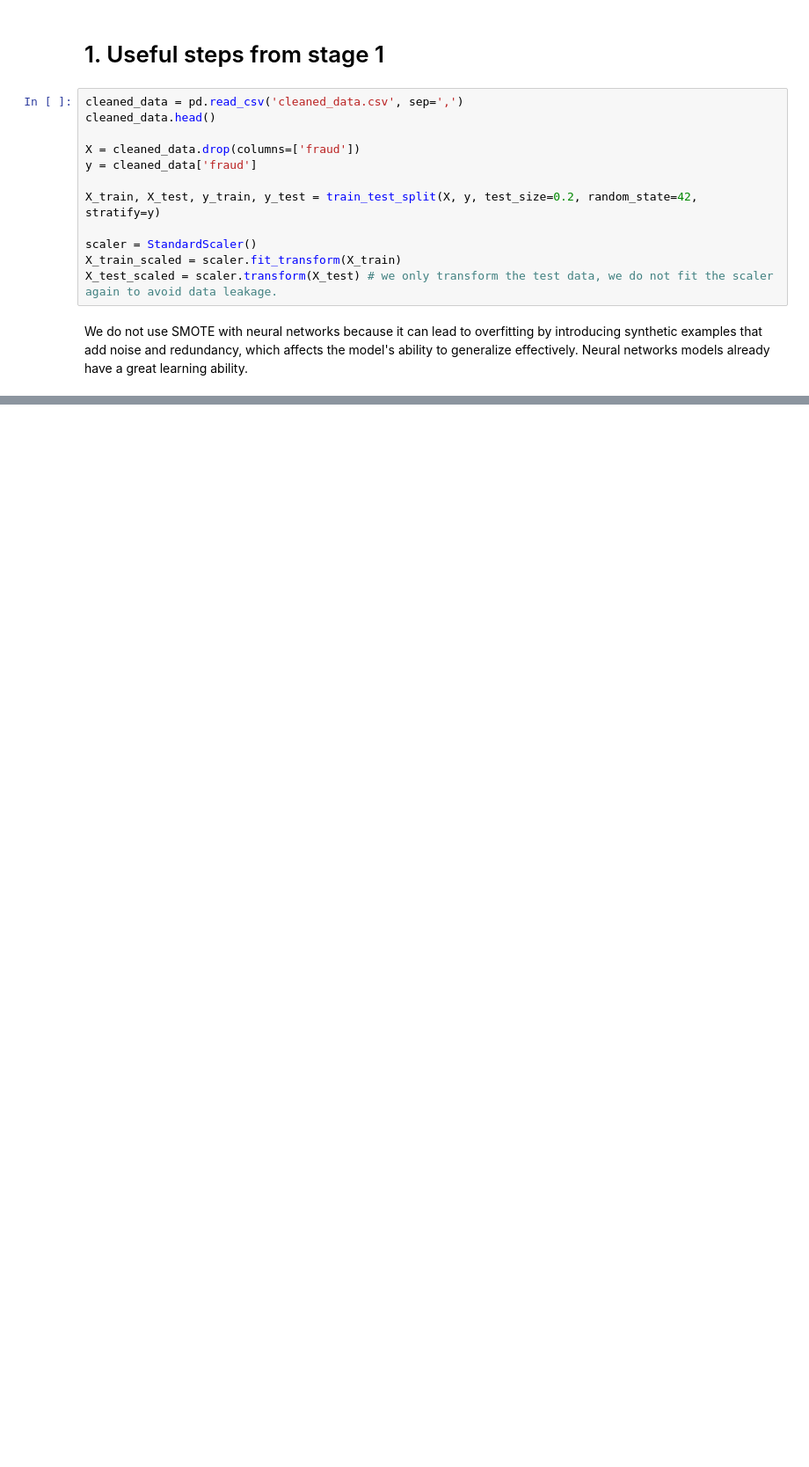
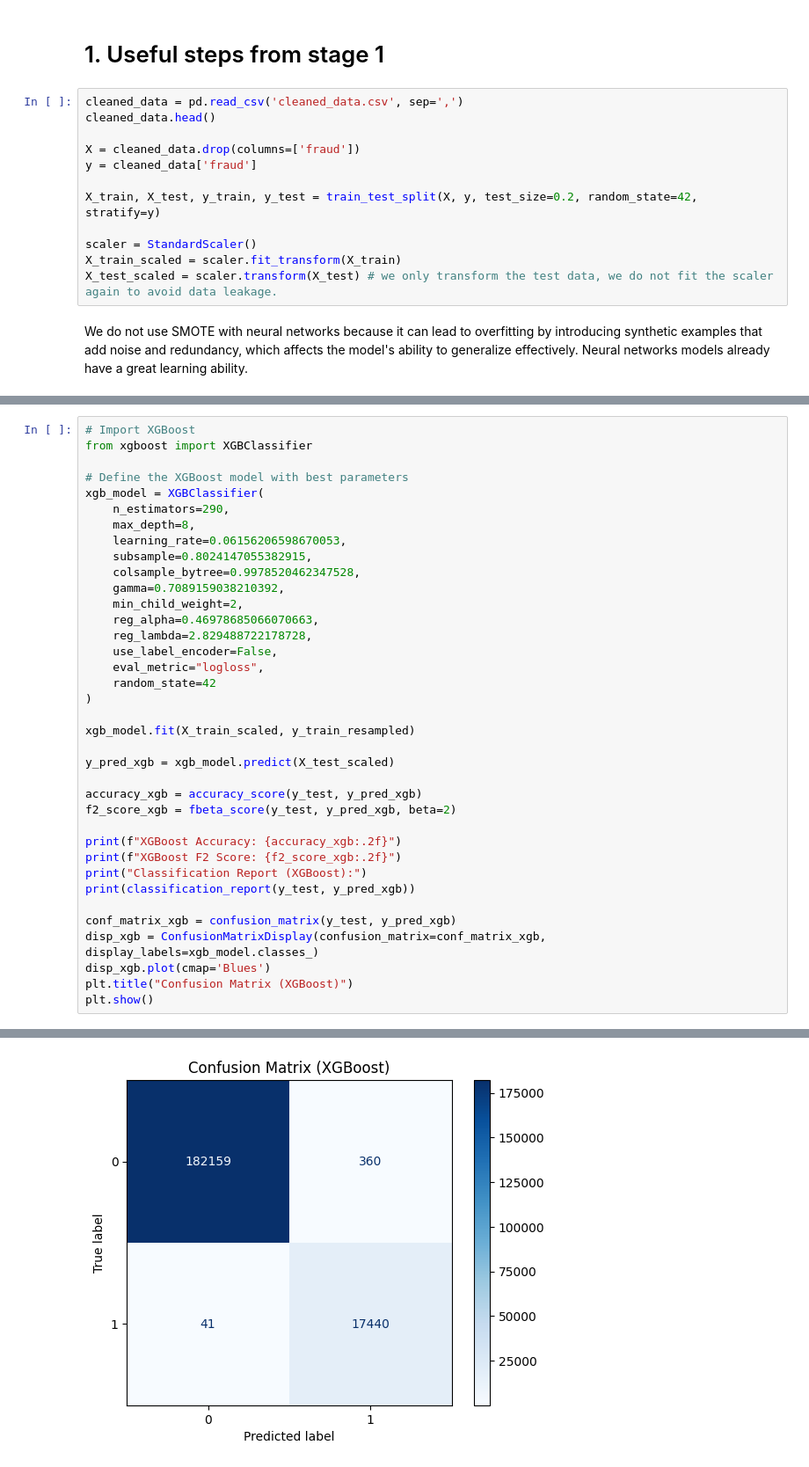
Before and after one commit to Tom-dlhy/Fraud-Detection-in-Digital-Transactions, a Jupyter notebook: Stage 3.ipynb, the cells around one changed output, grey strips where cells are left out. Shown: that part at 88% size. Saved outputs shown, nothing was run; the diff lists cells and outputs as text; blank space fills up the shorter version.

```diff
--- a/Stage 3.ipynb
+++ b/Stage 3.ipynb
@@ -688,0 +529,38 @@ Model: "sequential_203"
+# %%
+# Import XGBoost
+from xgboost import XGBClassifier
+
+# Define the XGBoost model with best parameters
+xgb_model = XGBClassifier(
+    n_estimators=290,
+    max_depth=8,
+    learning_rate=0.06156206598670053,
+    subsample=0.8024147055382915,
+    colsample_bytree=0.9978520462347528,
+    gamma=0.7089159038210392,
+    min_child_weight=2,
+    reg_alpha=0.46978685066070663,
+    reg_lambda=2.829488722178728,
+    use_label_encoder=False,
+    eval_metric="logloss",
+    random_state=42
+)
+
+xgb_model.fit(X_train_scaled, y_train_resampled)
+
+y_pred_xgb = xgb_model.predict(X_test_scaled)
+
+accuracy_xgb = accuracy_score(y_test, y_pred_xgb)
+f2_score_xgb = fbeta_score(y_test, y_pred_xgb, beta=2)
+
+print(f"XGBoost Accuracy: {accuracy_xgb:.2f}")
+print(f"XGBoost F2 Score: {f2_score_xgb:.2f}")
+print("Classification Report (XGBoost):")
+print(classification_report(y_test, y_pred_xgb))
+
+conf_matrix_xgb = confusion_matrix(y_test, y_pred_xgb)
+disp_xgb = ConfusionMatrixDisplay(confusion_matrix=conf_matrix_xgb, display_labels=xgb_model.classes_)
+disp_xgb.plot(cmap='Blues')
+plt.title("Confusion Matrix (XGBoost)")
+plt.show()
+# %% [output]
@@ -688,0 +581 @@ Model: "sequential_203"
+[figure, added]
```
Also changed, not shown: parts of 64 cells of this notebook, 1 other file.
